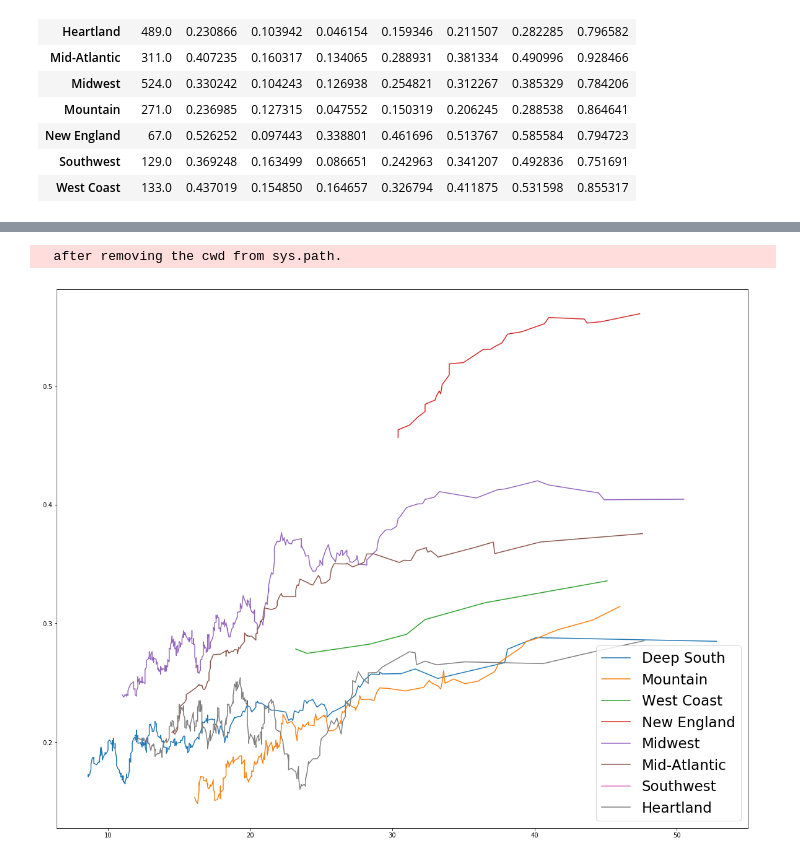
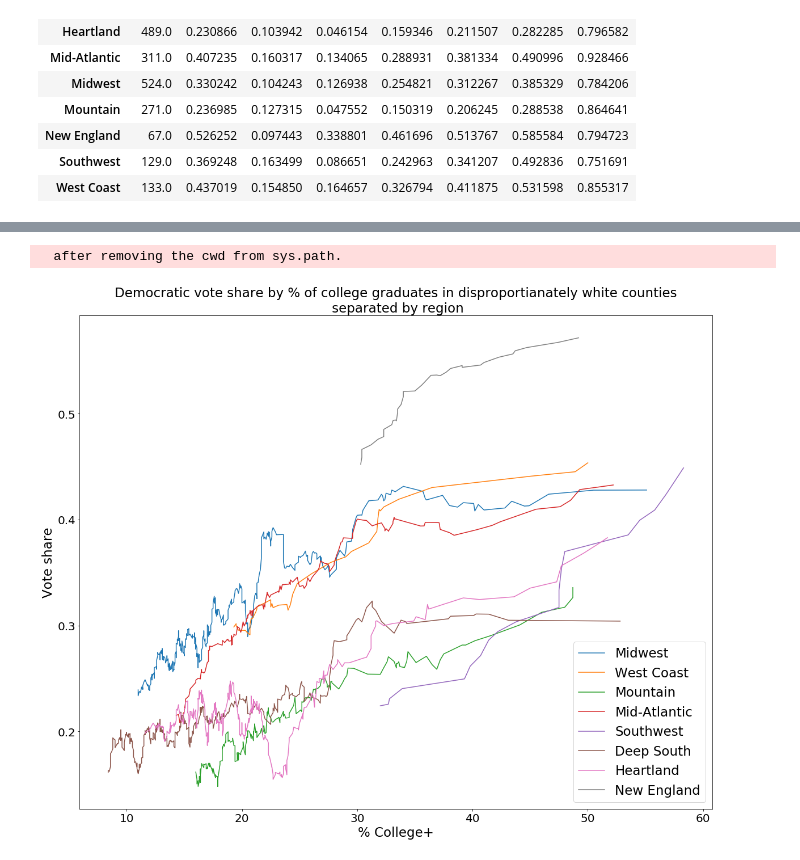
Before and after one commit to r-broderick/election_2016, a Jupyter notebook: 2016 Election Notebook v2.ipynb, the cells around one changed output, grey strips where cells are left out. Cells and saved outputs as stored; diff of their text form; code cells hidden in the pictures.

```diff
--- a/2016 Election Notebook v2.ipynb
+++ b/2016 Election Notebook v2.ipynb
@@ -681,22 +749,26 @@ plt.show()
 # %%
 whites_college_by_reg = {}
 plt.figure(figsize=(20, 16))
 for region in set(region_dict.values()) - {np.nan, 'Hawaii', 'Alaska'}:
     college_by_reg[region] = (full_1216_df[(full_1216_df['region'] == region)\
-                & (full_1216_df['% non-hisp. white'] > 85)].\
+                & (full_1216_df['% non-hisp. white'] > 77)].\
                 sort_values(by = '% College+')['% College+'],\
                     pd.rolling_mean(full_1216_df\
                     [(full_1216_df['region'] == region) & \
-                     (full_1216_df['% non-hisp. white'] > 85)].\
+                     (full_1216_df['% non-hisp. white'] > 77)].\
                     sort_values(by = '% College+')['% Dem 16'], 25))
 for region in set(region_dict.values()) - {np.nan, 'Hawaii', 'Alaska'}:
     plt.plot(college_by_reg[region][0], college_by_reg[region][1], label = region)
+# plt.gca().set_xscale('log')
+plt.xlabel('% College+', fontsize = 23)
+plt.ylabel('Vote share', fontsize = 23)
+plt.title('Democratic vote share by % of college graduates in disproportianately white counties\n separated by region', fontsize = 23)
 plt.legend(loc = 'lower right', fontsize = 23)
-# plt.gca().set_xscale('log')
+plt.gca().tick_params('both', labelsize = 20)
 plt.show()
 # %% [output]
   after removing the cwd from sys.path.
-[figure, old version]
+[figure, new version]
 # %%
 whites_density_by_reg = {}
 plt.figure(figsize=(20, 16))
```
Also changed, not shown: parts of 17 cells of this notebook.
